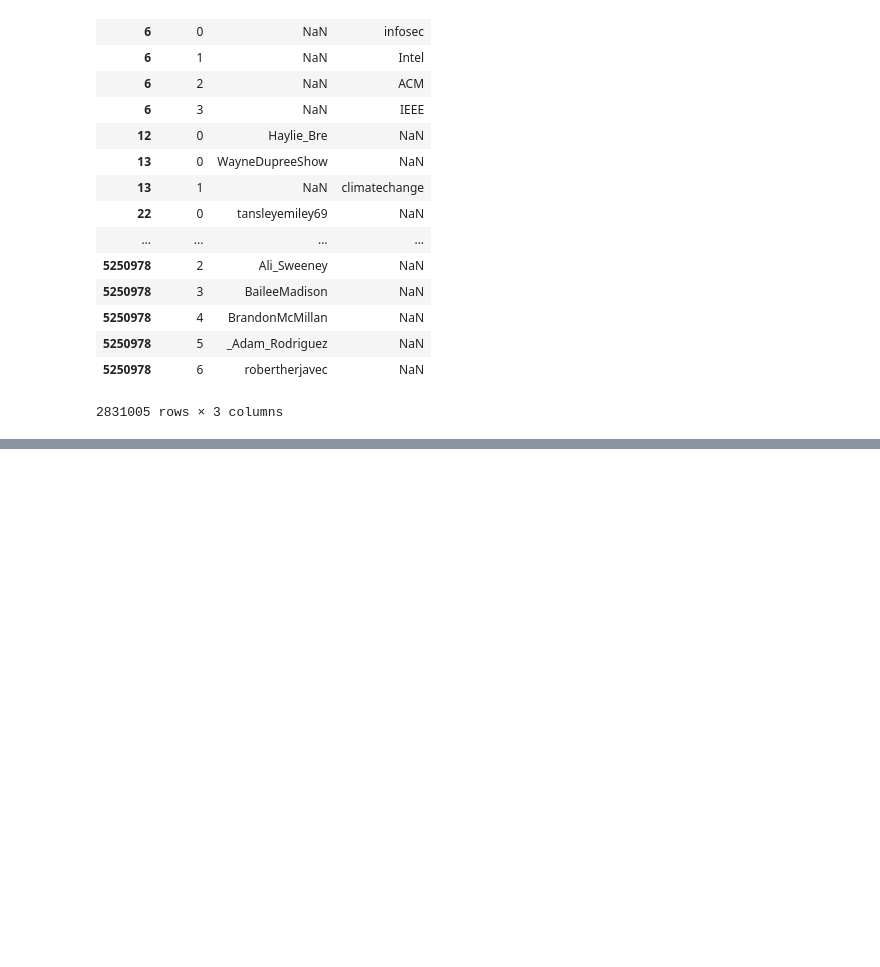
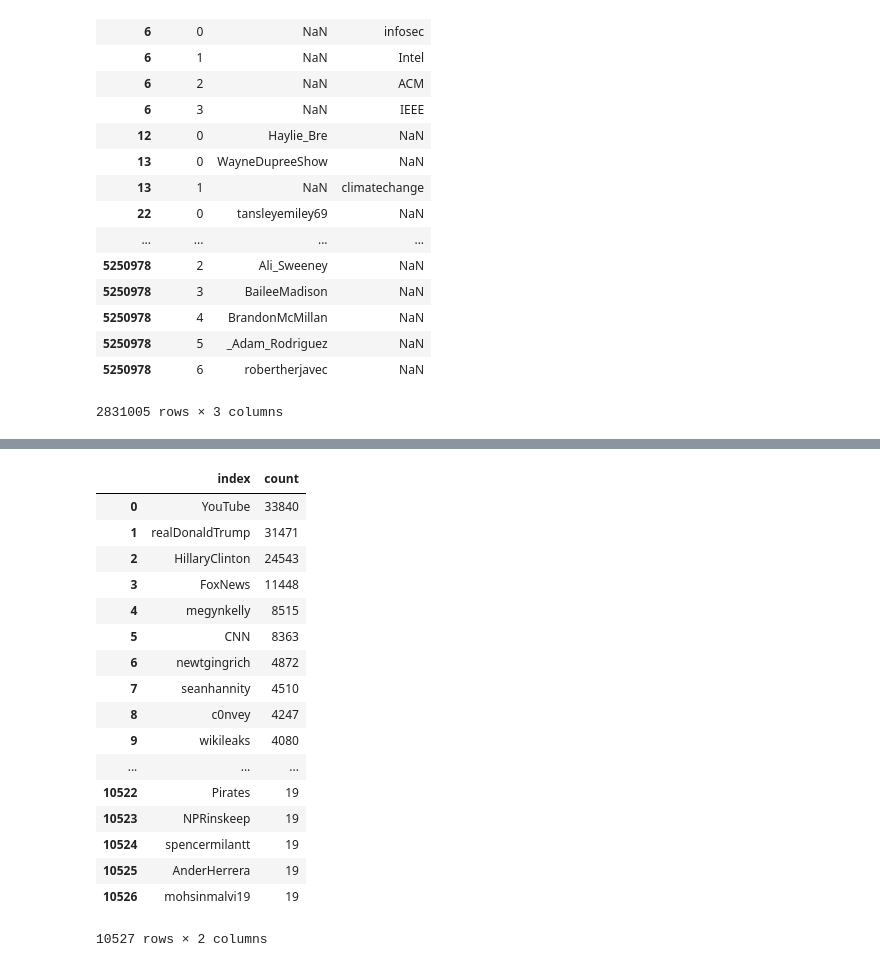
Before and after one commit to aaronenberg/clinton-trump-followers, a Jupyter notebook: csc177-project1.ipynb, the cells around one changed output, grey strips where cells are left out. Cells and saved outputs as stored; diff of their text form; code cells hidden in the pictures; blank space fills up the shorter version.

```diff
--- a/csc177-project1.ipynb
+++ b/csc177-project1.ipynb
@@ -117,0 +137,26 @@ mention_hashtag
+# %%
+# count up all the occurences for each distinct mention
+count_mentions = mention_hashtag.mentions.value_counts()
+# turn the series back into a dataframe
+count_mentions = count_mentions.reset_index(name="count")
+# retrieve only those mentions having atleast 20 occurences
+count_mentions.query("count >= 19")
+# %% [output]
+|  | index | count |
+| 0 | YouTube | 33840 |
+| 1 | realDonaldTrump | 31471 |
+| 2 | HillaryClinton | 24543 |
+| 3 | FoxNews | 11448 |
+| 4 | megynkelly | 8515 |
+| 5 | CNN | 8363 |
+| 6 | newtgingrich | 4872 |
+| 7 | seanhannity | 4510 |
+| 8 | c0nvey | 4247 |
+| 9 | wikileaks | 4080 |
+| ... | ... | ... |
+| 10522 | Pirates | 19 |
+| 10523 | NPRinskeep | 19 |
+| 10524 | spencermilantt | 19 |
+| 10525 | AnderHerrera | 19 |
+| 10526 | mohsinmalvi19 | 19 |
+10527 rows × 2 columns
```
Also changed, not shown: parts of 2 cells of this notebook.
